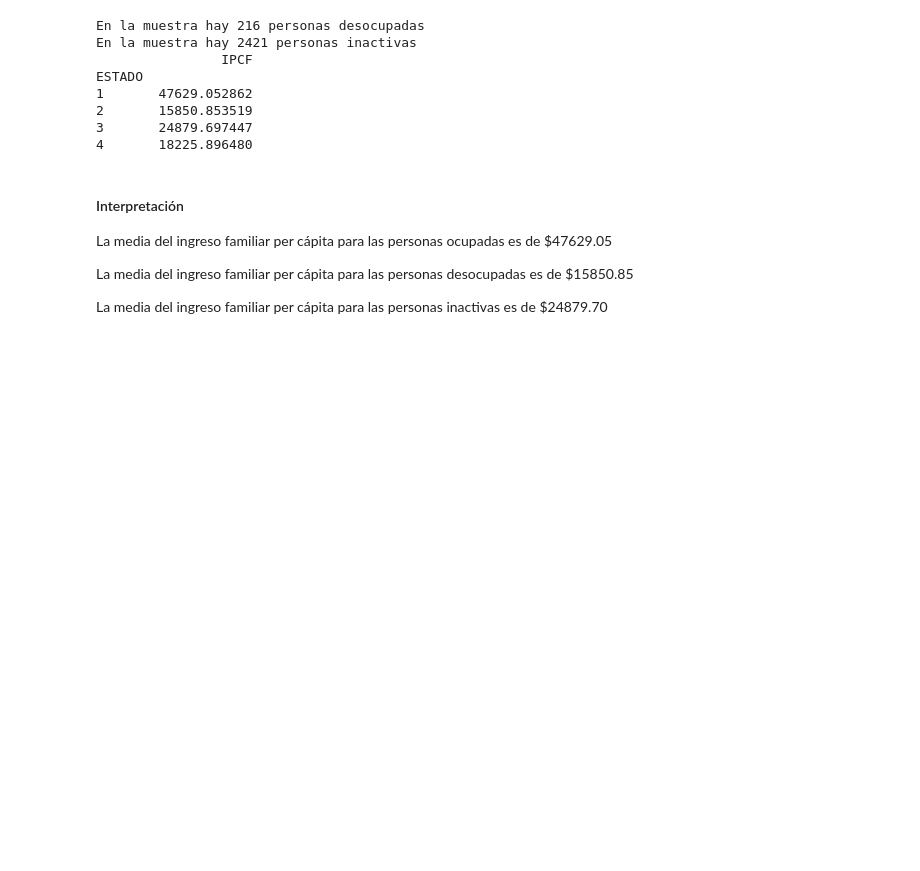
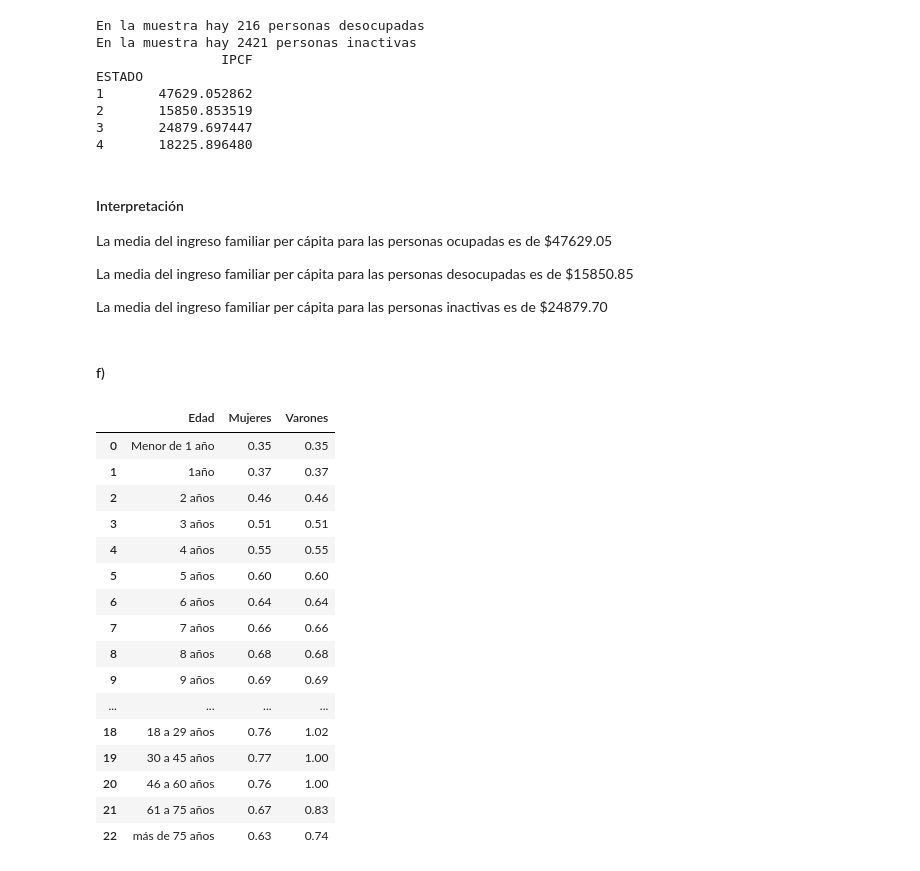
Before and after one commit to hpilar/TrabajosPracticos-Grupo4, a Jupyter notebook: TP2/TP2.ipynb, the cells around one changed output. Cells and saved outputs as stored; diff of their text form; code cells hidden in the pictures; blank space fills up the shorter version.

```diff
--- a/TP2/TP2.ipynb
+++ b/TP2/TP2.ipynb
@@ -231,3 +300,28 @@ La media del ingreso familiar per cápita para las personas ocupadas es de $4762
 La media del ingreso familiar per cápita para las personas desocupadas es de $15850.85
 
 La media del ingreso familiar per cápita para las personas inactivas es de $24879.70
+# %% [markdown]
+#### f)
+# %%
+# Importamos la tabla de equivalencias
+tabla_adulto=pd.read_excel("tabla_adulto_equiv.xls", header = 4, nrows=23, )
+tabla_adulto.rename({'Unnamed: 0':'Edad','Unnamed: 1':'Mujeres','Unnamed: 2':'Varones'}, axis=1, inplace = True)
+tabla_adulto
+# %% [output]
+|  | Edad | Mujeres | Varones |
+| 0 | Menor de 1 año | 0.35 | 0.35 |
+| 1 | 1año | 0.37 | 0.37 |
+| 2 | 2 años | 0.46 | 0.46 |
+| 3 | 3 años | 0.51 | 0.51 |
+| 4 | 4 años | 0.55 | 0.55 |
+| 5 | 5 años | 0.60 | 0.60 |
+| 6 | 6 años | 0.64 | 0.64 |
+| 7 | 7 años | 0.66 | 0.66 |
+| 8 | 8 años | 0.68 | 0.68 |
+| 9 | 9 años | 0.69 | 0.69 |
+| ... | ... | ... | ... |
+| 18 | 18 a 29 años | 0.76 | 1.02 |
+| 19 | 30 a 45 años | 0.77 | 1.00 |
+| 20 | 46 a 60 años | 0.76 | 1.00 |
+| 21 | 61 a 75 años | 0.67 | 0.83 |
+| 22 | más de 75 años | 0.63 | 0.74 |
```
Also changed, not shown: parts of 7 cells of this notebook, 1 other file.
